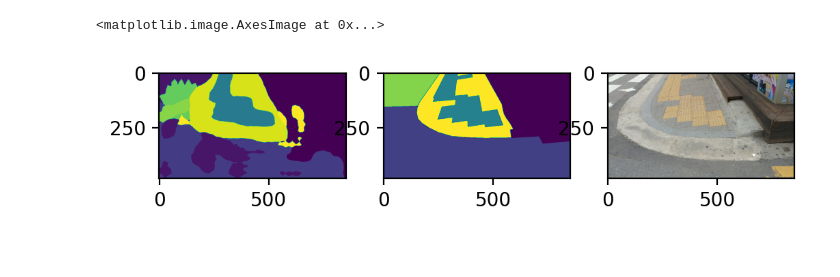
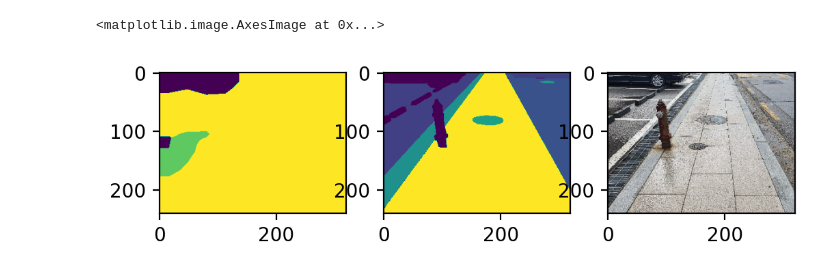
Before and after one commit to boostcampaitech2/final-project-level3-cv-10, a Jupyter notebook: baseline/chk_model.ipynb, the cells around one changed output. Saved outputs shown, nothing was run; the diff lists cells and outputs as text; code cells hidden in the pictures.

```diff
--- a/baseline/chk_model.ipynb
+++ b/baseline/chk_model.ipynb
@@ -23,5 +23,5 @@ from albumentations.pytorch import ToTensorV2
 
 import matplotlib.pyplot as plt
 # %%
-device = torch.device(
-    'cuda:0') if torch.cuda.is_available() else torch.device('cpu')
+# device = torch.device('cuda:0') if torch.cuda.is_available() else torch.device('cpu')
+device = torch.device('cpu')
@@ -40,9 +81,12 @@ TRAIN_JSON = {
 
 def get_train_transform():
     return A.Compose([
-        A.Resize(480, 854),
+        A.Resize(240, 427),
+        A.RandomCrop(240, 320),
+        # A.Resize(480, 854),
         # A.RandomCrop(480, 640),
         A.HorizontalFlip(p=0.5),
+        A.Normalize(),
         ToTensorV2()
     ])
 
@@ -70,13 +114,6 @@ dataloaders = {
 }
 
 _dataloader = iter(dataloaders['val'])
-
-model = deeplabv3_mobilenet_v3_large()
-model.to(device)
-model.load_state_dict(torch.load('model_weights.pth'))
-model.eval()  # Set model to evaluate mode
-
-# torch.save(model.state_dict(), 'model_weights.pth')
 # %% [output]
 loading annotations into memory...
 Done (t=0.02s)
@@ -101,0 +123,8 @@ DeepLabV3(
+# %%
+model = deeplabv3_mobilenet_v3_large(aux_loss=False)
+# model = deeplabv3_mobilenet_v3_large(aux_loss=True)
+model.to(device)
+model.load_state_dict(torch.load('model_weights.pth'))
+model.eval()  # Set model to evaluate mode
+
+# torch.save(model.state_dict(), 'model_weights_quantize.pth')
@@ -102,19 +164,20 @@ DeepLabV3(
 # %%
 images, masks, image_infos = next(_dataloader)
 
 images = torch.stack(images).to(device)
 masks = torch.stack(masks).long().to(device)
 
-outputs = model.forward(images)['out']
+# outputs = model.forward(images)['out']
+outputs = model.forward(images)
 
 masks = masks.cpu().numpy()
 # outputs = outputs.detach().cpu().numpy()
 outputs = torch.argmax(outputs, dim=1).detach().cpu().numpy()
 
 fig, axes = plt.subplots(1, 3, dpi=200)
 axes[0].imshow(outputs[0])
 axes[1].imshow(masks[0])
-axes[2].imshow(images[0].cpu().numpy().transpose([1, 2, 0]))
+axes[2].imshow(tensor2image_float(images[0]))
 # %% [output]
 <matplotlib.image.AxesImage at 0x...>
-[figure, old version]
+[figure, new version]
```
Also changed, not shown: parts of 13 cells of this notebook, 10 other files.
